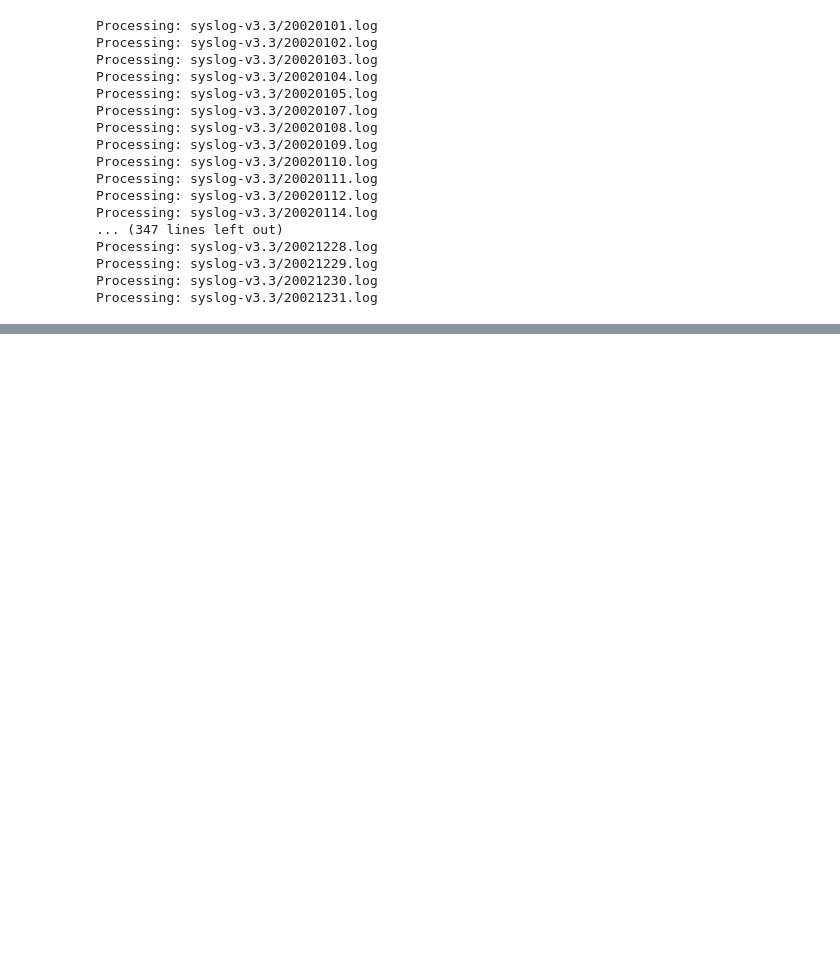
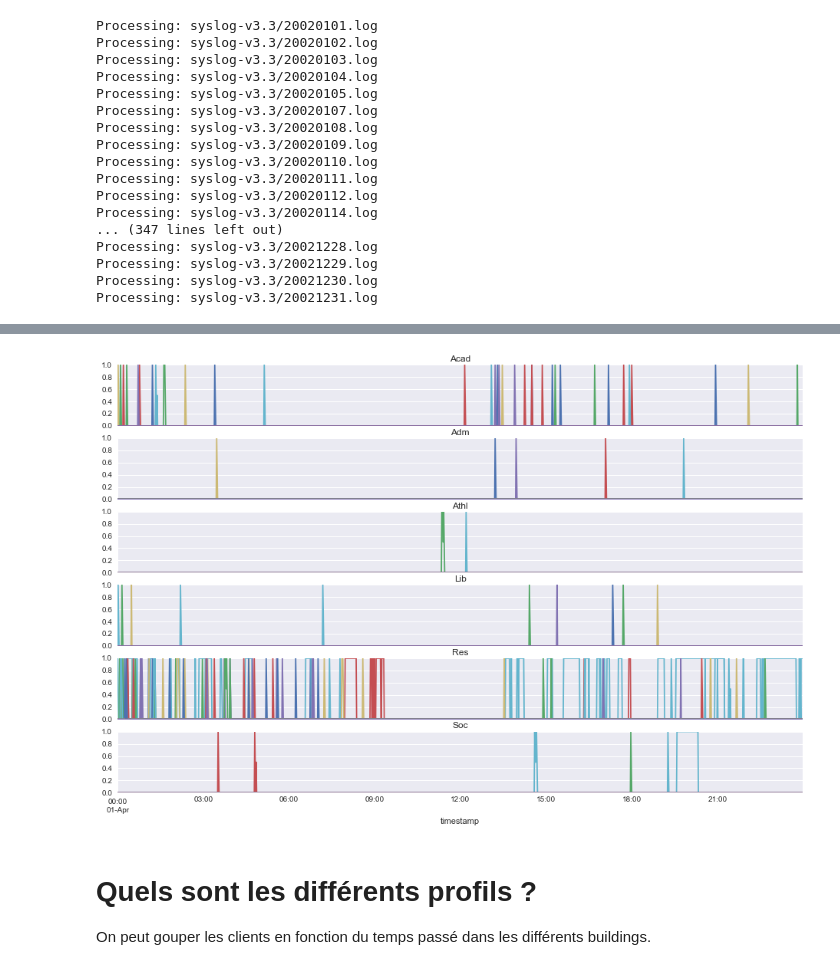
Before and after one commit to mgirardot/DataScienceChallenges, a Jupyter notebook: DataScienceChallenge9/Dartmouth_syslog_analysis.ipynb, the cells around one changed output, grey strips where cells are left out. Saved outputs shown, nothing was run; the diff lists cells and outputs as text; code cells hidden in the pictures; blank space fills up the shorter version.

```diff
--- a/DataScienceChallenge9/Dartmouth_syslog_analysis.ipynb
+++ b/DataScienceChallenge9/Dartmouth_syslog_analysis.ipynb
@@ -136,0 +233,15 @@ df.head()
+# %%
+building_list, bldg = splitPerBuilding(df['2002/04/01'],nb_stations=100)
+# %%
+fig, axes = plt.subplots(nrows=len(building_list), ncols=1)
+for i,b in enumerate(building_list):
+    b.plot(ax=axes[i],figsize=(16,10), legend=False, kind='line', sharex=True)
+    axes[i].set_title(bldg[i])
+
+plt.show()
+# %% [output]
+[figure, added]
+# %% [markdown]
+# Quels sont les différents profils ?
+
+On peut gouper les clients en fonction du temps passé dans les différents buildings.
```
Also changed, not shown: parts of 29 cells of this notebook.
